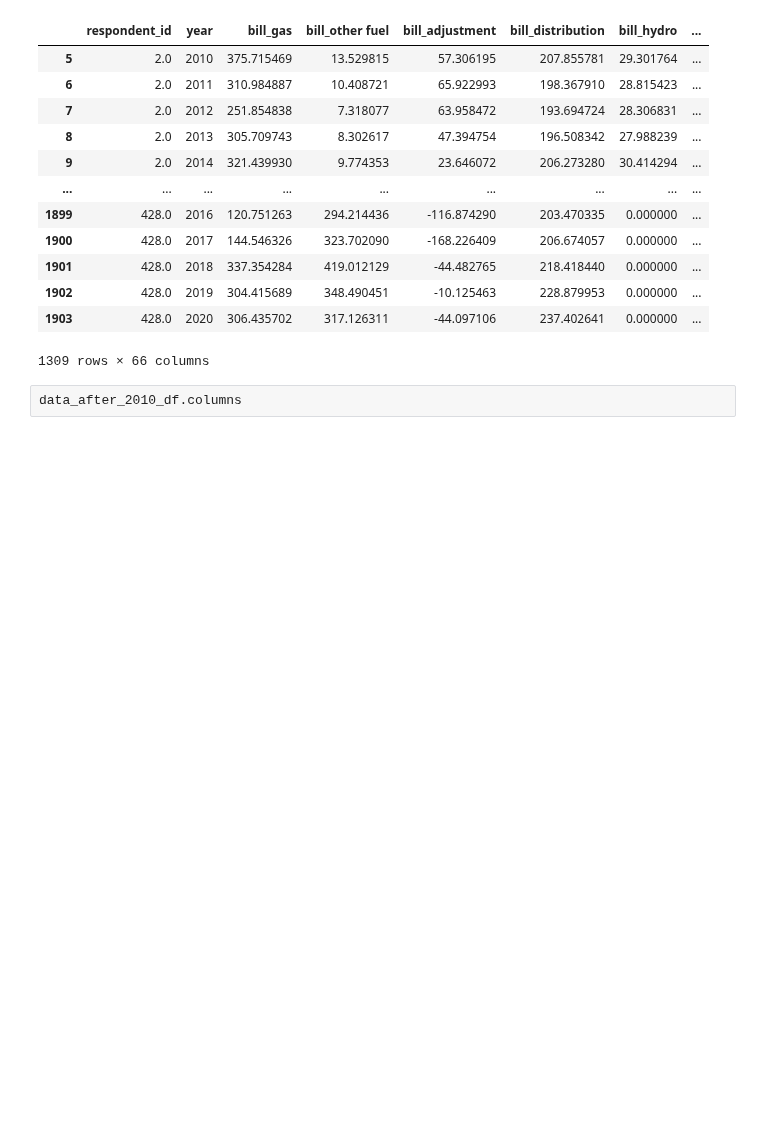
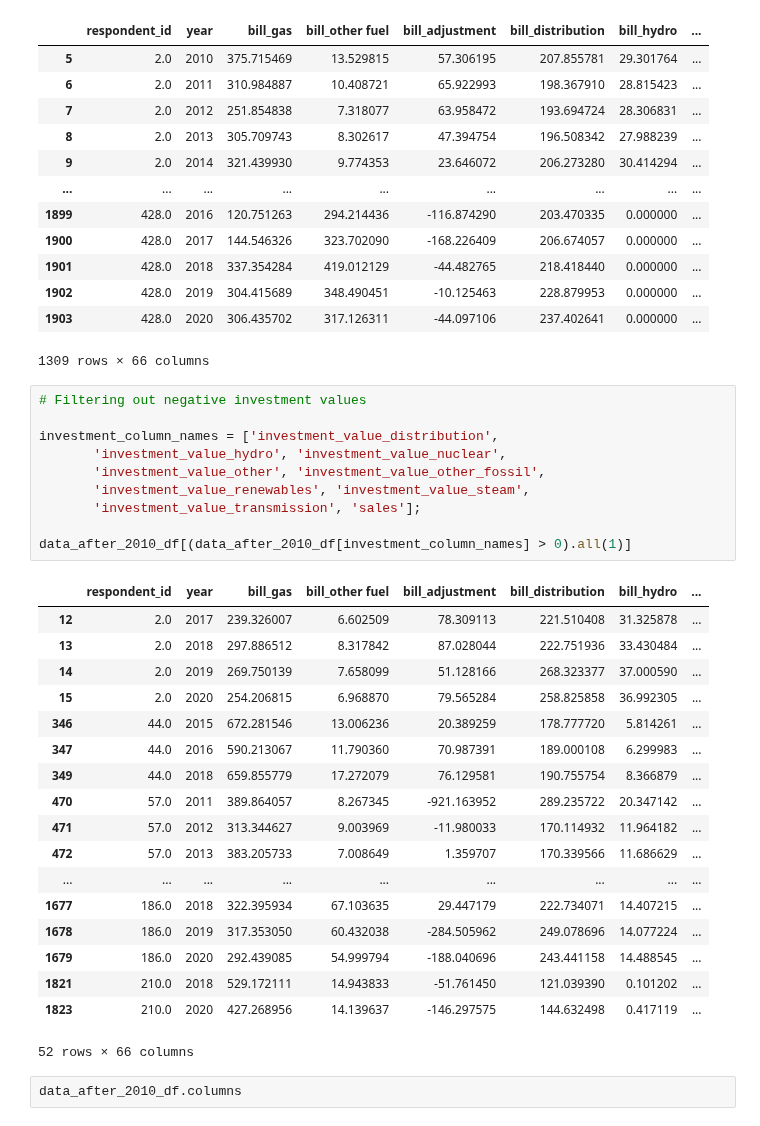
Before and after one commit to 2elle2/rmi-project, a Jupyter notebook: model/03_feature_engineering_v2.ipynb, the cells around one changed output. Drawn from its saved outputs; the diff is of its cells as text; blank space fills up the shorter version.

```diff
--- a/model/03_feature_engineering_v2.ipynb
+++ b/model/03_feature_engineering_v2.ipynb
@@ -47,6 +47,35 @@ data_after_2010_df
 | 1902 | 428.0 | 2019 | 304.415689 | 348.490451 | -10.125463 | 228.879953 | 0.000000 | ... |
 | 1903 | 428.0 | 2020 | 306.435702 | 317.126311 | -44.097106 | 237.402641 | 0.000000 | ... |
 1309 rows × 66 columns
+# %%
+# Filtering out negative investment values
+
+investment_column_names = ['investment_value_distribution',
+       'investment_value_hydro', 'investment_value_nuclear',
+       'investment_value_other', 'investment_value_other_fossil',
+       'investment_value_renewables', 'investment_value_steam',
+       'investment_value_transmission', 'sales'];
+
+data_after_2010_df[(data_after_2010_df[investment_column_names] > 0).all(1)]
+# %% [output]
+|  | respondent_id | year | bill_gas | bill_other fuel | bill_adjustment | bill_distribution | bill_hydro | ... |
+| 12 | 2.0 | 2017 | 239.326007 | 6.602509 | 78.309113 | 221.510408 | 31.325878 | ... |
+| 13 | 2.0 | 2018 | 297.886512 | 8.317842 | 87.028044 | 222.751936 | 33.430484 | ... |
+| 14 | 2.0 | 2019 | 269.750139 | 7.658099 | 51.128166 | 268.323377 | 37.000590 | ... |
+| 15 | 2.0 | 2020 | 254.206815 | 6.968870 | 79.565284 | 258.825858 | 36.992305 | ... |
+| 346 | 44.0 | 2015 | 672.281546 | 13.006236 | 20.389259 | 178.777720 | 5.814261 | ... |
+| 347 | 44.0 | 2016 | 590.213067 | 11.790360 | 70.987391 | 189.000108 | 6.299983 | ... |
+| 349 | 44.0 | 2018 | 659.855779 | 17.272079 | 76.129581 | 190.755754 | 8.366879 | ... |
+| 470 | 57.0 | 2011 | 389.864057 | 8.267345 | -921.163952 | 289.235722 | 20.347142 | ... |
+| 471 | 57.0 | 2012 | 313.344627 | 9.003969 | -11.980033 | 170.114932 | 11.964182 | ... |
+| 472 | 57.0 | 2013 | 383.205733 | 7.008649 | 1.359707 | 170.339566 | 11.686629 | ... |
+| ... | ... | ... | ... | ... | ... | ... | ... | ... |
+| 1677 | 186.0 | 2018 | 322.395934 | 67.103635 | 29.447179 | 222.734071 | 14.407215 | ... |
+| 1678 | 186.0 | 2019 | 317.353050 | 60.432038 | -284.505962 | 249.078696 | 14.077224 | ... |
+| 1679 | 186.0 | 2020 | 292.439085 | 54.999794 | -188.040696 | 243.441158 | 14.488545 | ... |
+| 1821 | 210.0 | 2018 | 529.172111 | 14.943833 | -51.761450 | 121.039390 | 0.101202 | ... |
+| 1823 | 210.0 | 2020 | 427.268956 | 14.139637 | -146.297575 | 144.632498 | 0.417119 | ... |
+52 rows × 66 columns
 # %%
 data_after_2010_df.columns
 # %% [output]
```
